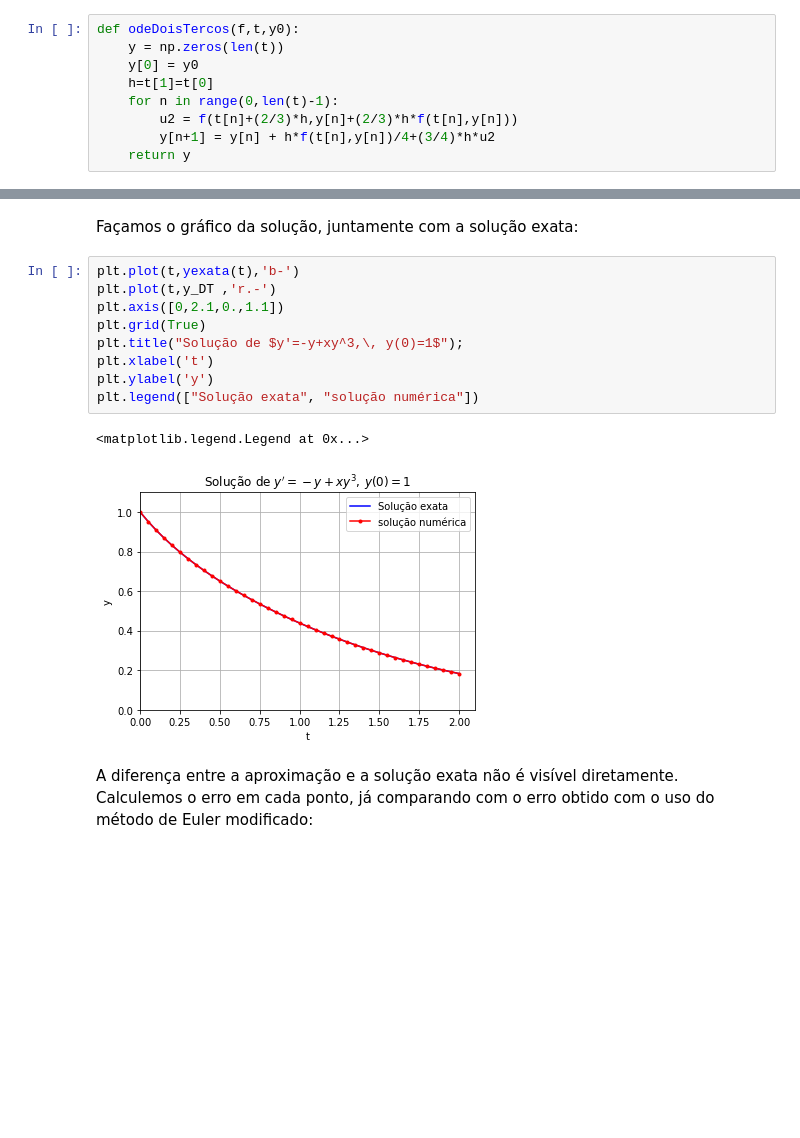
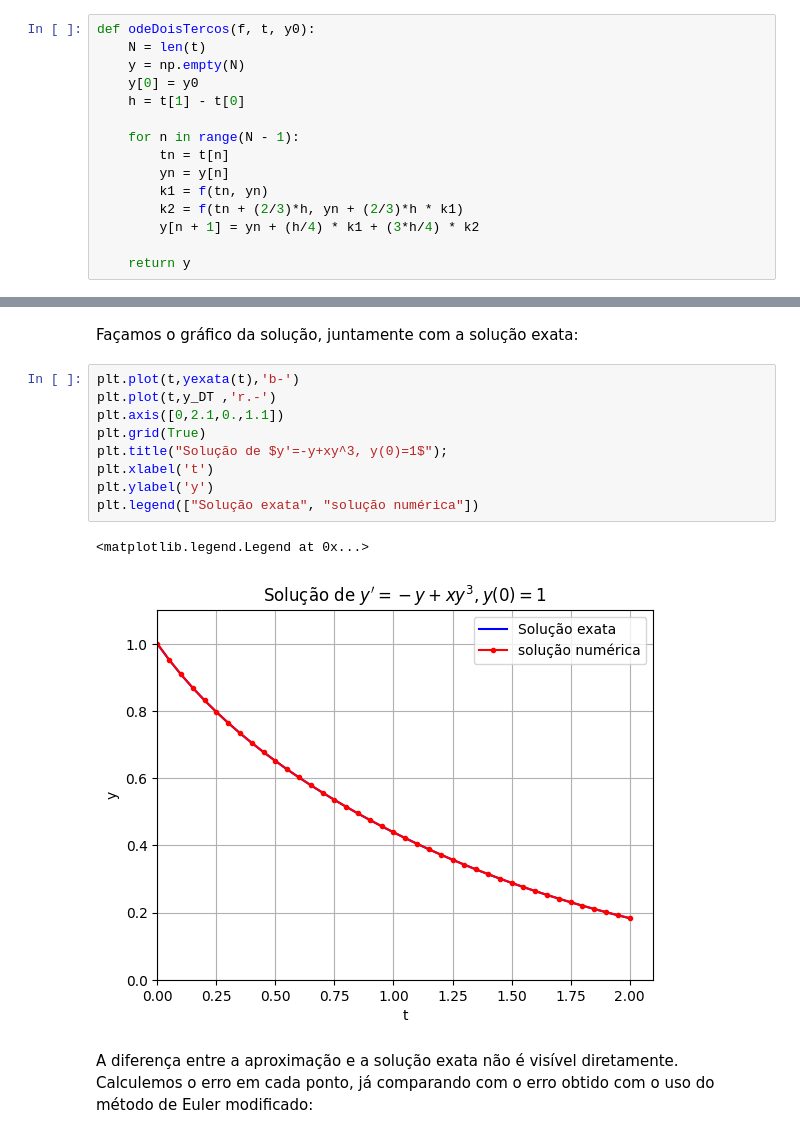
Before and after one commit to fernandodeeke/can2025, a Jupyter notebook: metodos_2_ordem.ipynb, the cells around one changed output, grey strips where cells are left out. Cells and saved outputs as stored; diff of their text form; blank space fills up the shorter version.

```diff
--- a/metodos_2_ordem.ipynb
+++ b/metodos_2_ordem.ipynb
@@ -195,13 +205,19 @@ Implementaremos este método em Python:
 import matplotlib.pyplot as plt
 import numpy as np
 # %%
-def odeDoisTercos(f,t,y0):
-    y = np.zeros(len(t))
+def odeDoisTercos(f, t, y0):
+    N = len(t)
+    y = np.empty(N)
     y[0] = y0
-    h=t[1]=t[0]
-    for n in range(0,len(t)-1):
-        u2 = f(t[n]+(2/3)*h,y[n]+(2/3)*h*f(t[n],y[n]))
-        y[n+1] = y[n] + h*f(t[n],y[n])/4+(3/4)*h*u2
+    h = t[1] - t[0]
+
+    for n in range(N - 1):
+        tn = t[n]
+        yn = y[n]
+        k1 = f(tn, yn)
+        k2 = f(tn + (2/3)*h, yn + (2/3)*h * k1)
+        y[n + 1] = yn + (h/4) * k1 + (3*h/4) * k2
+
     return y
 # %% [markdown]
 ### Exemplo 3.1
@@ -239,15 +255,15 @@ Façamos o gráfico da solução, juntamente com a solução exata:
 # %%
 plt.plot(t,yexata(t),'b-')
 plt.plot(t,y_DT ,'r.-')
 plt.axis([0,2.1,0.,1.1])
 plt.grid(True)
-plt.title("Solução de $y'=-y+xy^3,\, y(0)=1$");
+plt.title("Solução de $y'=-y+xy^3, y(0)=1$");
 plt.xlabel('t')
 plt.ylabel('y')
 plt.legend(["Solução exata", "solução numérica"])
 # %% [output]
 <matplotlib.legend.Legend at 0x...>
-[figure, old version]
+[figure, new version]
 # %% [markdown]
 A diferença entre a aproximação e a solução exata não é visível diretamente. Calculemos o erro em cada ponto, já comparando com o erro obtido com o uso do método de Euler modificado:
 # %%
```
Also changed, not shown: parts of 14 cells of this notebook.
